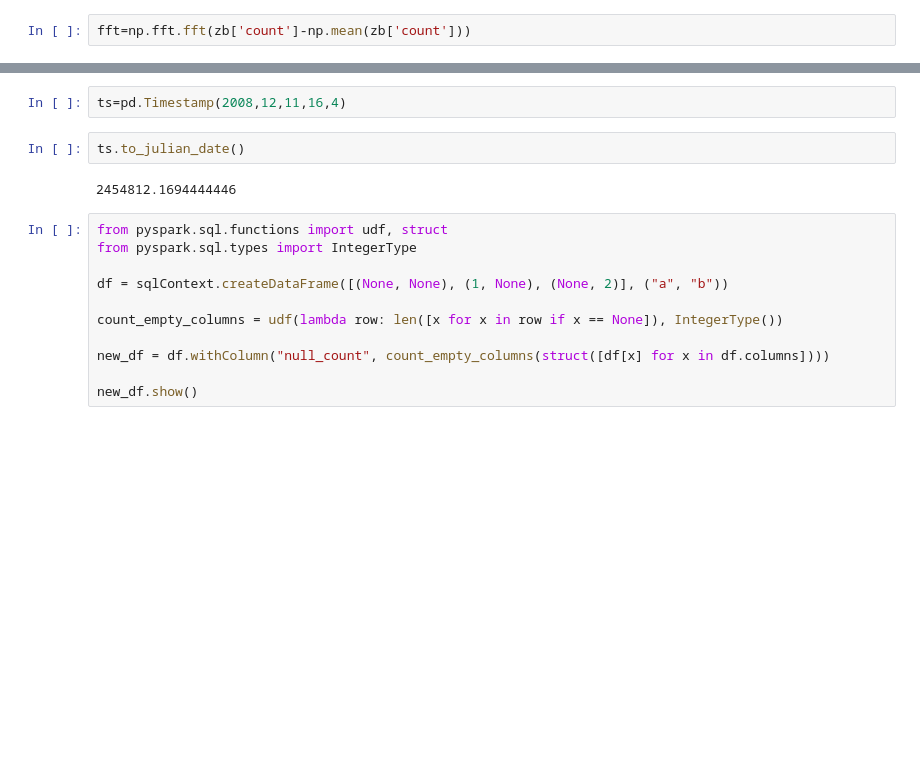
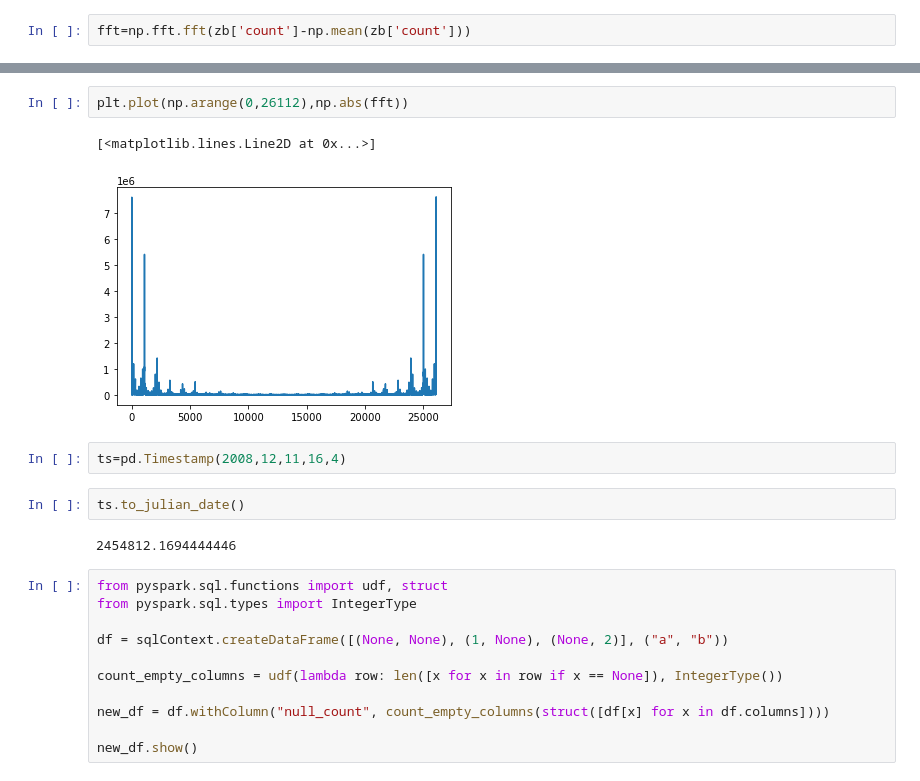
Before and after one commit to bwclouser/TDI-Capstone, a Jupyter notebook: Testing.ipynb, the cells around one changed output, grey strips where cells are left out. Cells and saved outputs as stored; diff of their text form; blank space fills up the shorter version.

```diff
--- a/Testing.ipynb
+++ b/Testing.ipynb
@@ -118,3 +121,8 @@ plt.xlim([2019.25,2019.35])
+# %%
+plt.plot(np.arange(0,26112),np.abs(fft))
+# %% [output]
+[<matplotlib.lines.Line2D at 0x...>]
+[figure, added]
 # %%
 ts=pd.Timestamp(2008,12,11,16,4)
 # %%
```
Also changed, not shown: parts of 11 cells of this notebook, 2 other files.
